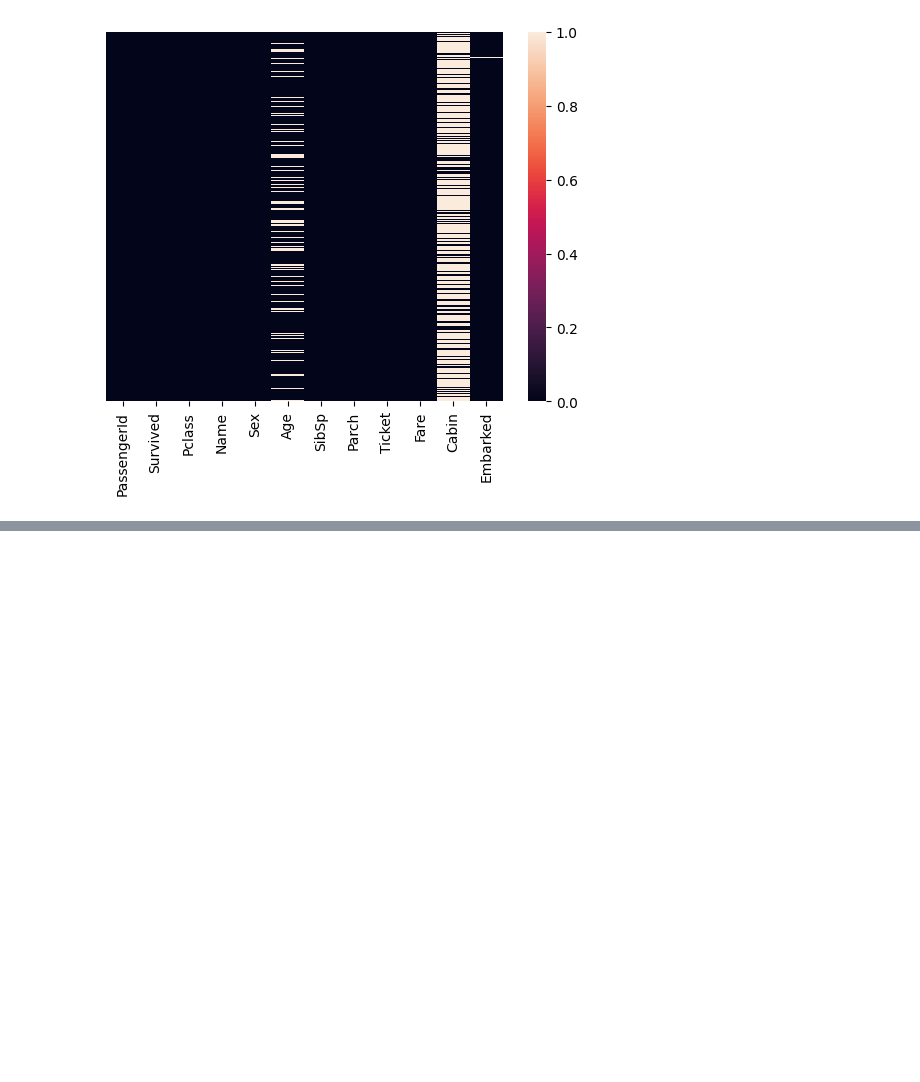
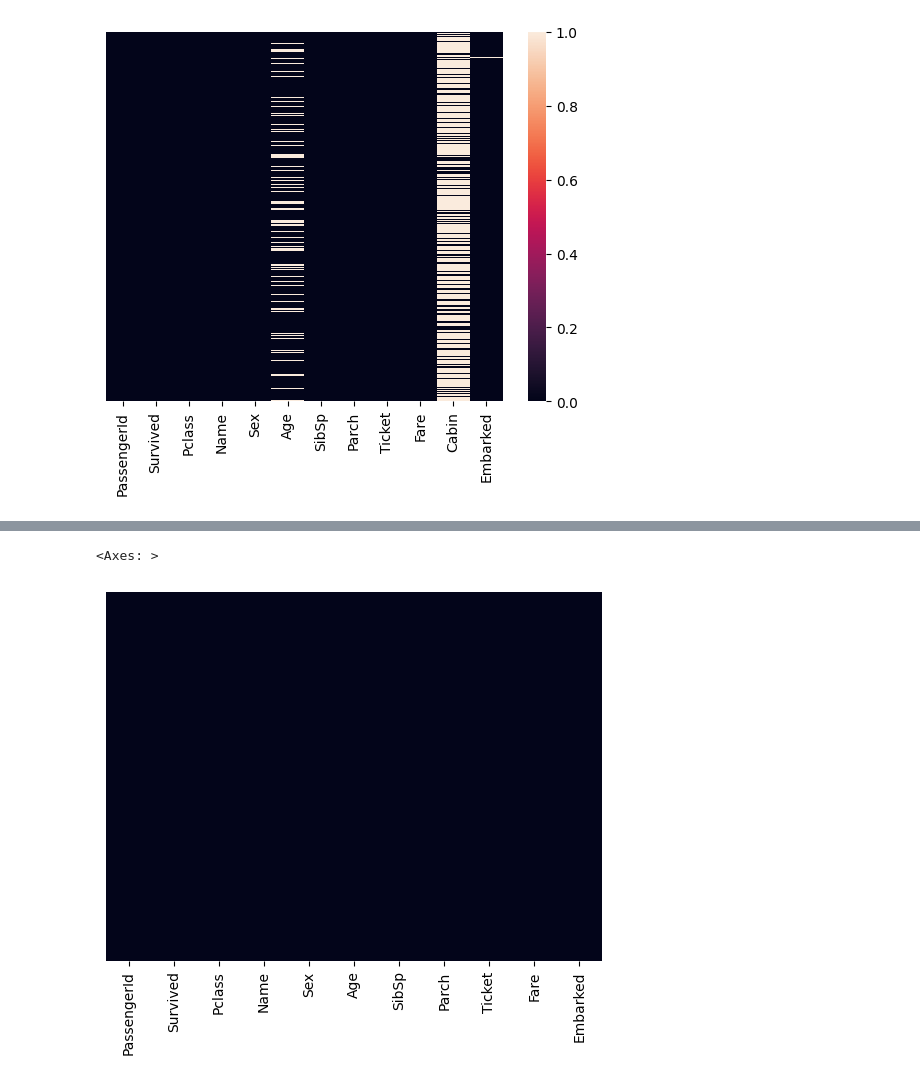
Before and after one commit to shbhm96/Titanic_Data_Analysis, a Jupyter notebook: Titanic_Data_Analysis.ipynb, the cells around one changed output, grey strips where cells are left out. Saved outputs shown, nothing was run; the diff lists cells and outputs as text; code cells hidden in the pictures; blank space fills up the shorter version.

```diff
--- a/Titanic_Data_Analysis.ipynb
+++ b/Titanic_Data_Analysis.ipynb
@@ -116,0 +131,3 @@ sns.heatmap(titanic_data.isnull(), yticklabels=False)
+# %%
+titanic_data.drop("Cabin",axis=1,inplace=True)
+titanic_data.head()
@@ -116,0 +141,7 @@ sns.heatmap(titanic_data.isnull(), yticklabels=False)
+# %%
+titanic_data.dropna(inplace=True)
+# %%
+sns.heatmap(titanic_data.isnull(),yticklabels=False, cbar=False)
+# %% [output]
+<Axes: >
+[figure, added]
```
Also changed, not shown: parts of 4 cells of this notebook.
